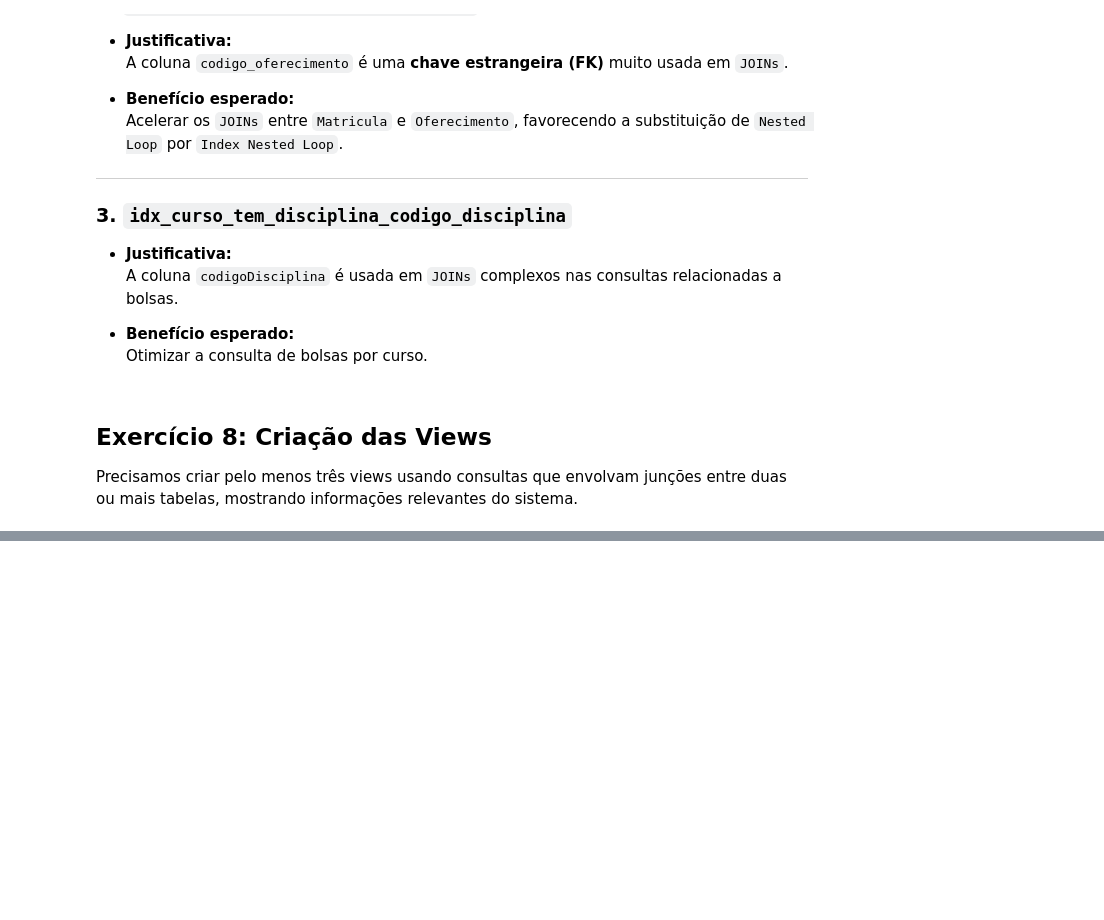
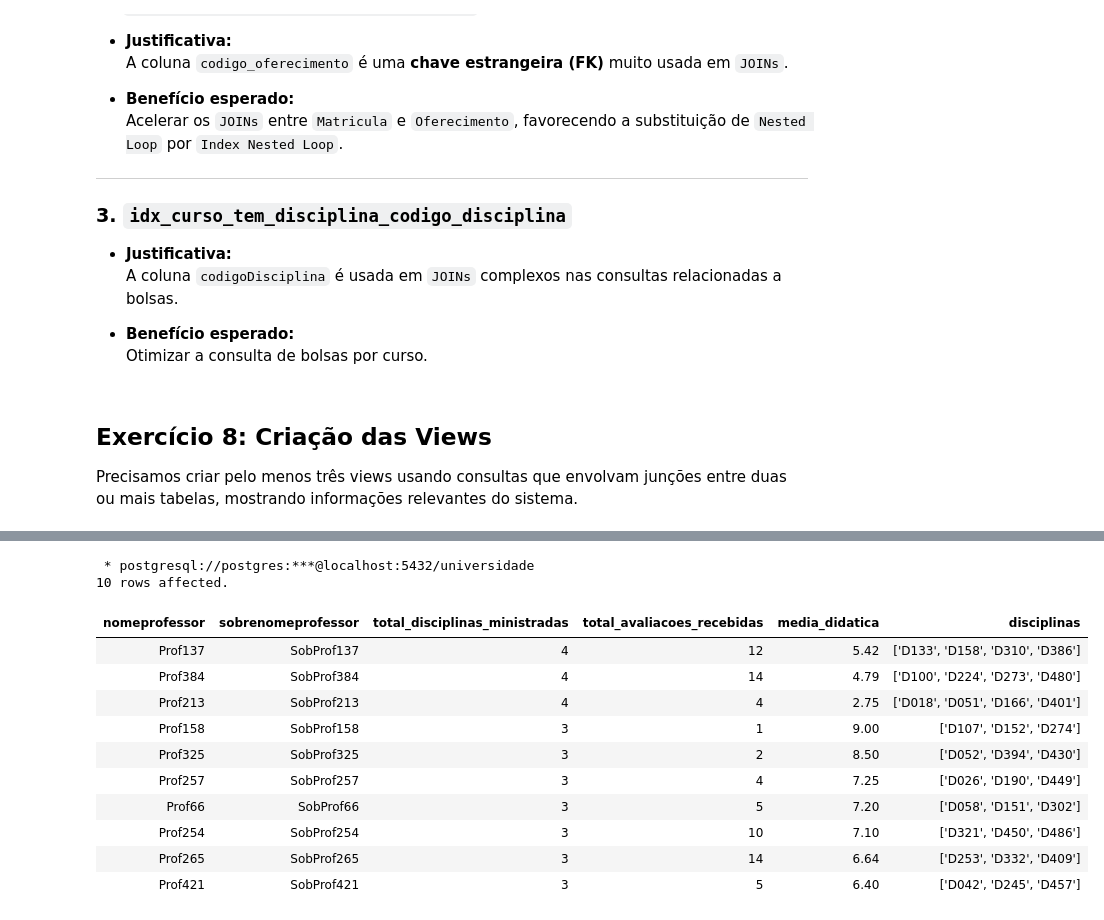
Before and after one commit to EnzoTM/TrabalhoFinalBD, a Jupyter notebook: trabalho_final_bd.ipynb, the cells around one changed output, grey strips where cells are left out. Saved outputs shown, nothing was run; the diff lists cells and outputs as text; code cells hidden in the pictures; blank space fills up the shorter version.

```diff
--- a/trabalho_final_bd.ipynb
+++ b/trabalho_final_bd.ipynb
@@ -1068,0 +693,22 @@ Precisamos criar pelo menos três views usando consultas que envolvam junções
+# %%
+%%sql
+-- Teste da VIEW 2 corrigida
+SELECT nomeProfessor, sobrenomeProfessor, total_disciplinas_ministradas,
+       total_avaliacoes_recebidas, media_didatica, disciplinas
+FROM vw_atividades_professor
+WHERE total_disciplinas_ministradas > 0
+LIMIT 10;
+# %% [output]
+ * postgresql://postgres:***@localhost:5432/universidade
+10 rows affected.
+| nomeprofessor | sobrenomeprofessor | total_disciplinas_ministradas | total_avaliacoes_recebidas | media_didatica | disciplinas |
+| Prof137 | SobProf137 | 4 | 12 | 5.42 | ['D133', 'D158', 'D310', 'D386'] |
+| Prof384 | SobProf384 | 4 | 14 | 4.79 | ['D100', 'D224', 'D273', 'D480'] |
+| Prof213 | SobProf213 | 4 | 4 | 2.75 | ['D018', 'D051', 'D166', 'D401'] |
+| Prof158 | SobProf158 | 3 | 1 | 9.00 | ['D107', 'D152', 'D274'] |
+| Prof325 | SobProf325 | 3 | 2 | 8.50 | ['D052', 'D394', 'D430'] |
+| Prof257 | SobProf257 | 3 | 4 | 7.25 | ['D026', 'D190', 'D449'] |
+| Prof66 | SobProf66 | 3 | 5 | 7.20 | ['D058', 'D151', 'D302'] |
+| Prof254 | SobProf254 | 3 | 10 | 7.10 | ['D321', 'D450', 'D486'] |
+| Prof265 | SobProf265 | 3 | 14 | 6.64 | ['D253', 'D332', 'D409'] |
+| Prof421 | SobProf421 | 3 | 5 | 6.40 | ['D042', 'D245', 'D457'] |
```
Also changed, not shown: parts of 28 cells of this notebook, 2 other files.
